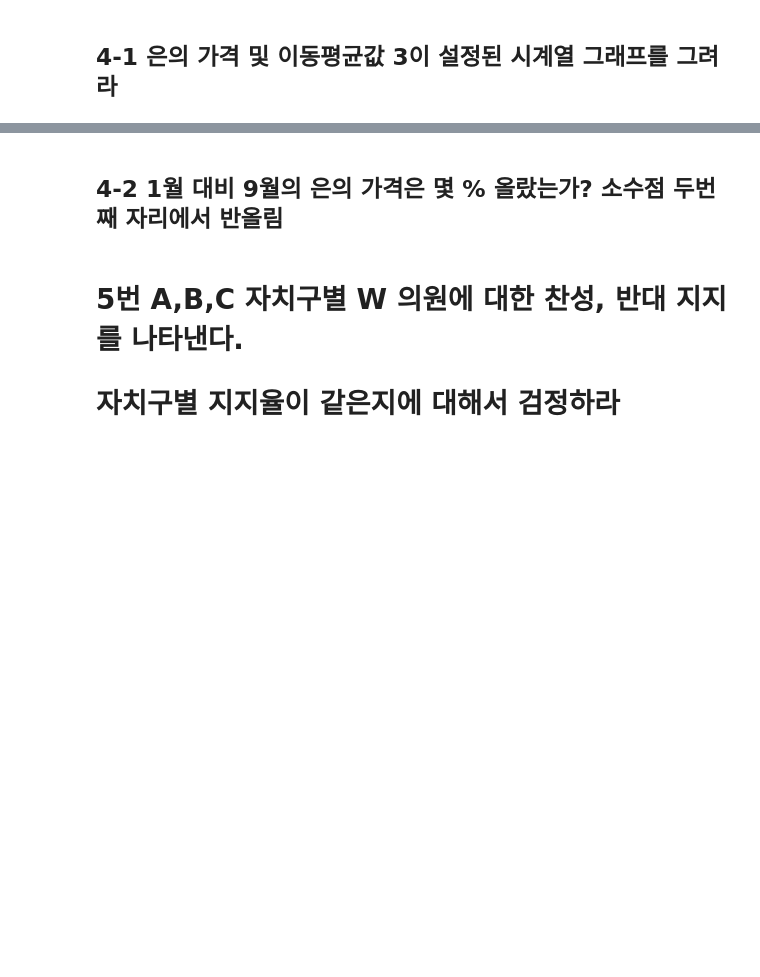
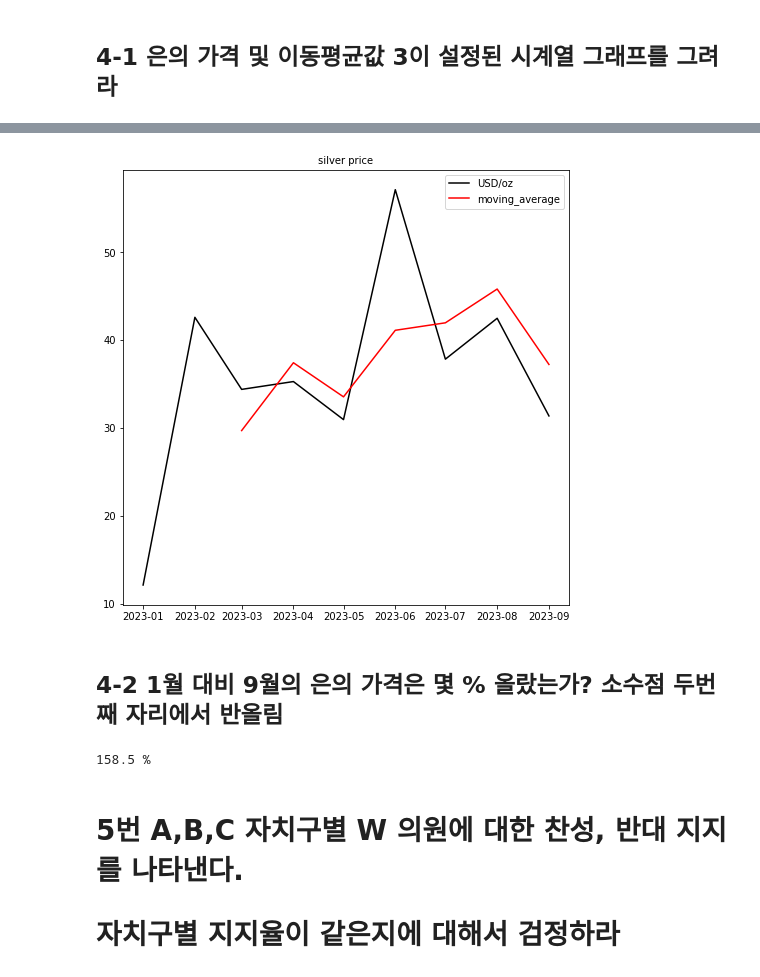
Before and after one commit to DMIS0126/ADP, a Jupyter notebook: Private_Study/Actual Exam/adp-26-2.ipynb, the cells around one changed output, grey strips where cells are left out. Drawn from its saved outputs; the diff is of its cells as text; code cells hidden in the pictures; blank space fills up the shorter version.

```diff
--- a/Private_Study/Actual Exam/adp-26-2.ipynb
+++ b/Private_Study/Actual Exam/adp-26-2.ipynb
@@ -299,3 +319,13 @@ for i in k:
 ![image](https://github.com/Datamanim/datarepo/blob/main/adp/26/problem2.png?raw=true)
 # %% [markdown]
 ## 4-1 은의 가격 및 이동평균값 3이 설정된 시계열 그래프를 그려라
+# %%
+import pandas as pd
+
+df = pd.DataFrame({'month' : ['2023-01', '2023-02', '2023-03', '2023-04', '2023-05', '2023-06', '2023-07', '2023-08', '2023-09'],
+                  'USD/oz' : [12.14, 42.6, 34.4, 35.29, 30.96, 57.12, 37.84, 42.49, 31.38]})
+
+df['month'] = pd.to_datetime(df['month'], format = '%Y-%m')
+df.set_index('month', inplace = True)
+
+df
@@ -302,5 +349,28 @@ for i in k:
+# %%
+moving_average = df['USD/oz'].rolling(window=3).mean()
+moving_average
+
+import matplotlib.pyplot as plt
+
+plt.figure(figsize = (8, 8))
+plt.plot(df.index, df['USD/oz'], color = 'black', label = 'USD/oz')
+plt.plot(moving_average.index, moving_average, color = 'red', label = 'moving_average')
+plt.legend()
+plt.title('silver price', fontsize = 10)
+plt.show()
+# %% [output]
+[figure, added]
 # %% [markdown]
 ## 4-2 1월 대비 9월의 은의 가격은 몇 % 올랐는가? 소수점 두번째 자리에서 반올림
+# %%
+jan = df.iloc[0, 0]
+sep = df.iloc[8, 0]
+
+up_percent = round(((sep - jan) / jan) * 100, 1)
+
+print(up_percent, '%')
+# %% [output]
+158.5 %
 # %% [markdown]
 # 5번 A,B,C 자치구별 W 의원에 대한 찬성, 반대 지지를 나타낸다.
 # 자치구별 지지율이 같은지에 대해서 검정하라
```
Also changed, not shown: parts of 13 cells of this notebook.
